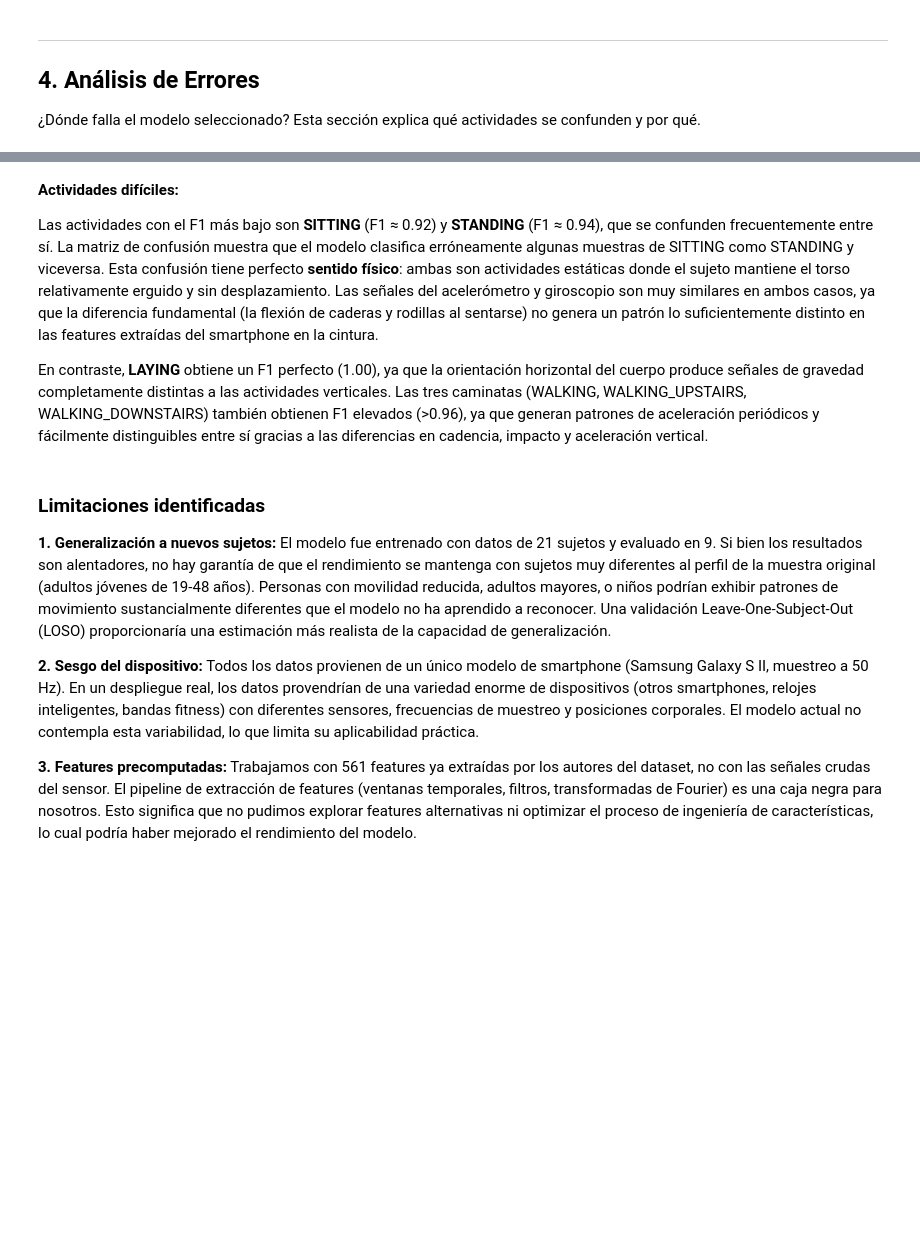
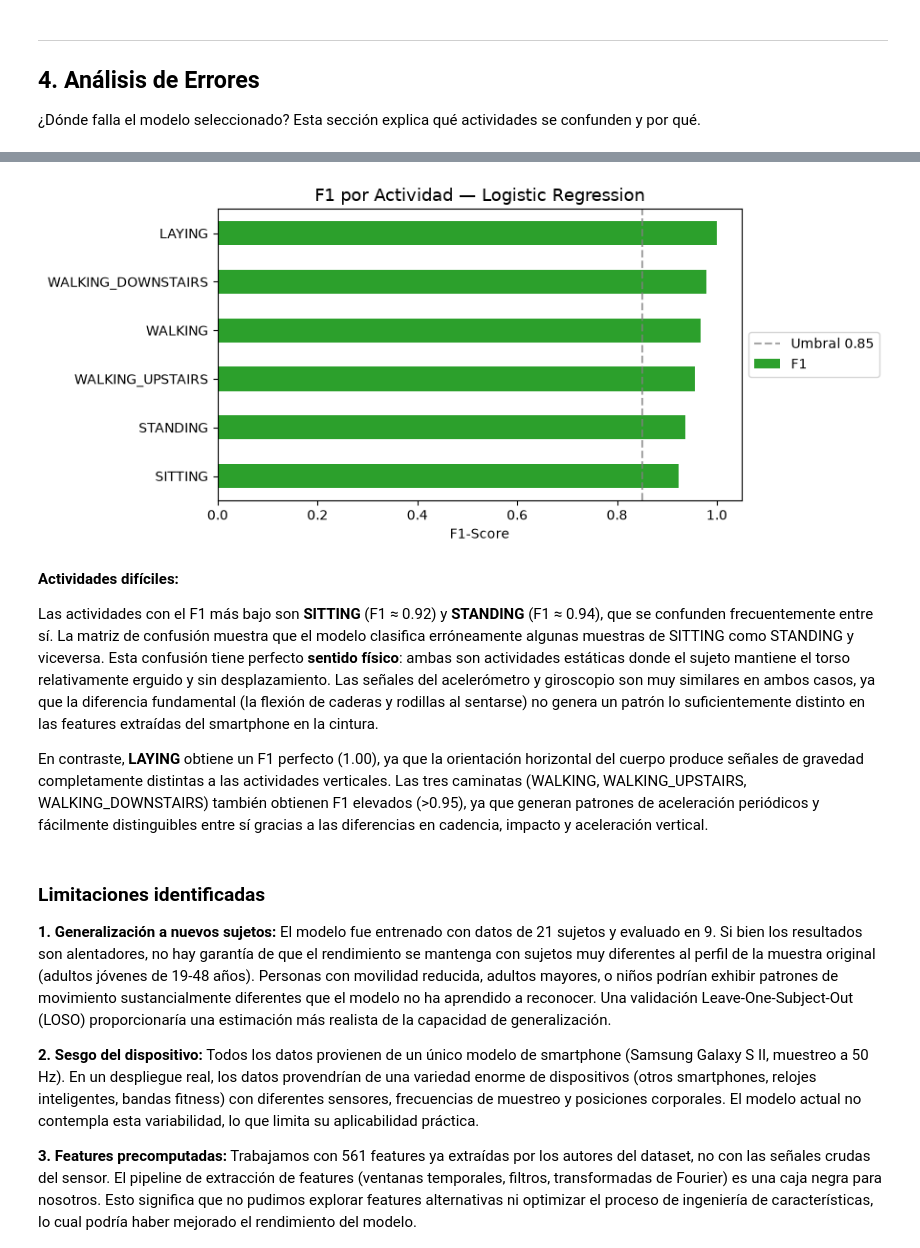
Before and after one commit to DesarrolladorSerio/machine-learning, a Jupyter notebook: parte 3/notebook_fase3_grupo06.ipynb, the cells around one changed output, grey strips where cells are left out. Cells and saved outputs as stored; diff of their text form; code cells hidden in the pictures; blank space fills up the shorter version.

```diff
--- a/parte 3/notebook_fase3_grupo06.ipynb
+++ b/parte 3/notebook_fase3_grupo06.ipynb
@@ -221,28 +284,30 @@ plt.show()
 # %%
 # F1 por clase del mejor modelo
 report = classification_report(
     y_test_labels,
-    pd.Series(mejor['y_pred']).map(ACTIVITY_LABELS),
+    mejor['y_pred'],
     output_dict=True
 )
 f1_por_clase = {cls: report[cls]['f1-score'] for cls in ACTIVITY_LABELS.values() if cls in report}
 df_f1 = pd.Series(f1_por_clase, name='F1').sort_values()
 
 fig, ax = plt.subplots(figsize=(9, 4))
 colors = ['#d62728' if v < 0.85 else '#2ca02c' for v in df_f1.values]
 df_f1.plot(kind='barh', ax=ax, color=colors)
 ax.axvline(0.85, linestyle='--', color='gray', alpha=0.7, label='Umbral 0.85')
 ax.set_xlabel('F1-Score')
 ax.set_title(f'F1 por Actividad — {mejor["Modelo"]}', fontsize=13)
-ax.legend()
+ax.legend(loc='center left', bbox_to_anchor=(1, 0.5))
 plt.tight_layout()
 plt.show()
+# %% [output]
+[figure, added]
 # %% [markdown]
 **Actividades difíciles:**
 
 Las actividades con el F1 más bajo son **SITTING** (F1 ≈ 0.92) y **STANDING** (F1 ≈ 0.94), que se confunden frecuentemente entre sí. La matriz de confusión muestra que el modelo clasifica erróneamente algunas muestras de SITTING como STANDING y viceversa. Esta confusión tiene perfecto **sentido físico**: ambas son actividades estáticas donde el sujeto mantiene el torso relativamente erguido y sin desplazamiento. Las señales del acelerómetro y giroscopio son muy similares en ambos casos, ya que la diferencia fundamental (la flexión de caderas y rodillas al sentarse) no genera un patrón lo suficientemente distinto en las features extraídas del smartphone en la cintura.
 
-En contraste, **LAYING** obtiene un F1 perfecto (1.00), ya que la orientación horizontal del cuerpo produce señales de gravedad completamente distintas a las actividades verticales. Las tres caminatas (WALKING, WALKING_UPSTAIRS, WALKING_DOWNSTAIRS) también obtienen F1 elevados (>0.96), ya que generan patrones de aceleración periódicos y fácilmente distinguibles entre sí gracias a las diferencias en cadencia, impacto y aceleración vertical.
+En contraste, **LAYING** obtiene un F1 perfecto (1.00), ya que la orientación horizontal del cuerpo produce señales de gravedad completamente distintas a las actividades verticales. Las tres caminatas (WALKING, WALKING_UPSTAIRS, WALKING_DOWNSTAIRS) también obtienen F1 elevados (>0.95), ya que generan patrones de aceleración periódicos y fácilmente distinguibles entre sí gracias a las diferencias en cadencia, impacto y aceleración vertical.
 # %% [markdown]
 ### Limitaciones identificadas
 
```
Also changed, not shown: parts of 26 cells of this notebook.
